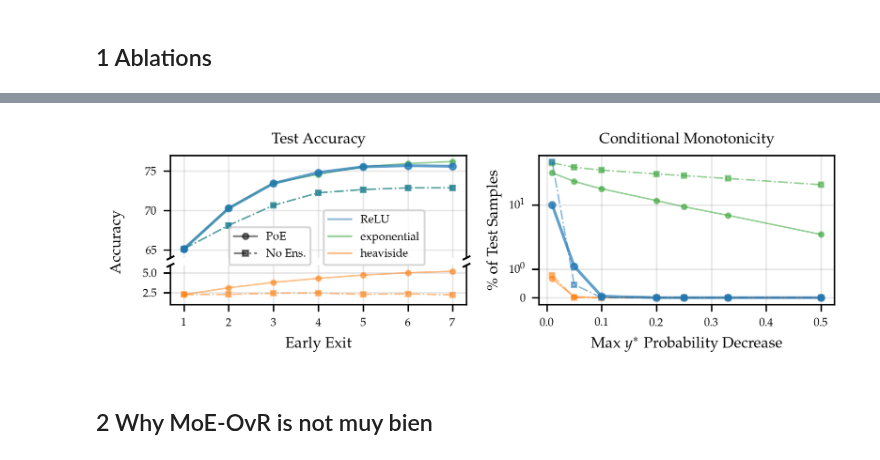
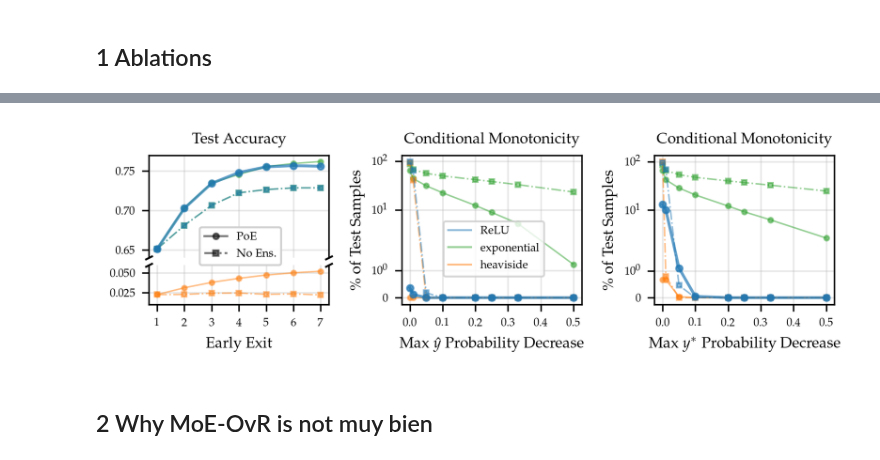
Before and after one commit to metodj/MSDNet-PyTorch, a Jupyter notebook: ablations.ipynb, the cells around one changed output, grey strips where cells are left out. Drawn from its saved outputs; the diff is of its cells as text; code cells hidden in the pictures.

```diff
--- a/ablations.ipynb
+++ b/ablations.ipynb
@@ -112,12 +112,12 @@ acc_poe_ovr_break_ties_softmax = [(targets == preds_poe_ovr_break_ties_softmax[i
 
 
 THRESHOLDS_MONOTONE = [-0.0001, -0.01, -0.05, -0.1, -0.2, -0.25, -0.33, -0.5]
-# MONO_TYPE = 'FULL-MODEL'
-MONO_TYPE = 'GROUND-TRUTH'
 
 df_accuracy = pd.DataFrame(columns=[l for l in range(1, L+1)])
 df_monotone = pd.DataFrame(columns=THRESHOLDS_MONOTONE)
 df_monotone_rel = pd.DataFrame(columns=THRESHOLDS_MONOTONE)
+df_monotone_gt = pd.DataFrame(columns=THRESHOLDS_MONOTONE)
+df_monotone_gt_rel = pd.DataFrame(columns=THRESHOLDS_MONOTONE)
 for likelihood, ensemble_type, _acc, _probs, _preds in [("softmax", "/", acc, probs, preds),
                                                         # ("softmax", "MoE", acc_de, probs_de, preds_de),
                                                         ("softmax", "PoE", acc_poe, probs_poe, preds_poe),
@@ -131,14 +131,10 @@ for likelihood, ensemble_type, _acc, _probs, _preds in [("softmax", "/", acc, pr
                                                         ]:
     if _acc:
         df_accuracy.loc[f'{likelihood}+{ensemble_type}', :] = [round(float(x), 4) * 100 for x in _acc]
-        if MONO_TYPE == 'FULL-MODEL':
-            df_monotone.loc[f'{likelihood}+{ensemble_type}', :] = [round(x, 4) for x in modal_probs_decreasing(_preds, _probs, L, N=N, thresholds=THRESHOLDS_MONOTONE, diffs_type="all").values()]
-            df_monotone_rel.loc[f'{likelihood}+{ensemble_type}', :] = [round(x, 4) for x in modal_probs_decreasing_relative(_preds, _probs, L, N=N, thresholds=THRESHOLDS_MONOTONE, diffs_type="all").values()]
-        elif MONO_TYPE == 'GROUND-TRUTH':
-            df_monotone.loc[f'{likelihood}+{ensemble_type}', :] = [round(x, 4) for x in modal_probs_decreasing(targets, _probs, layer=None, N=N, thresholds=THRESHOLDS_MONOTONE, diffs_type="all").values()]
-            df_monotone_rel.loc[f'{likelihood}+{ensemble_type}', :] = [round(x, 4) for x in modal_probs_decreasing_relative(targets, _probs, layer=None, N=N, thresholds=THRESHOLDS_MONOTONE, diffs_type="all").values()]
-        else:
-            raise ValueError()
+        df_monotone.loc[f'{likelihood}+{ensemble_type}', :] = [round(x, 4) for x in modal_probs_decreasing(_preds, _probs, L, N=N, thresholds=THRESHOLDS_MONOTONE, diffs_type="all").values()]
+        df_monotone_rel.loc[f'{likelihood}+{ensemble_type}', :] = [round(x, 4) for x in modal_probs_decreasing_relative(_preds, _probs, L, N=N, thresholds=THRESHOLDS_MONOTONE, diffs_type="all").values()]
+        df_monotone_gt.loc[f'{likelihood}+{ensemble_type}', :] = [round(x, 4) for x in modal_probs_decreasing(targets, _probs, layer=None, N=N, thresholds=THRESHOLDS_MONOTONE, diffs_type="all").values()]
+        df_monotone_gt_rel.loc[f'{likelihood}+{ensemble_type}', :] = [round(x, 4) for x in modal_probs_decreasing_relative(targets, _probs, layer=None, N=N, thresholds=THRESHOLDS_MONOTONE, diffs_type="all").values()]
 # %%
 df_accuracy
 # %% [output]
@@ -217,3 +195,6 @@ tie-breaking OvR+PoE
 0.12 & 0.0 & 0.0
 softmax OvR+PoE
 44.05 & 22.28 & 8.83
+# %%
+df_monotone.drop(-0.0001, axis=1, inplace=True)
+df_monotone
@@ -284,8 +268,8 @@ matplotlib.rc('text', usetex=True)
 # matplotlib.rcParams['text.latex.preamble']=[r"\usepackage{amsmath}"]
 # %%
 fig = plt.figure(figsize=(text_width, text_width * 4/12))
-gs = matplotlib.gridspec.GridSpec(1, 2, figure=fig)
-gs0 = gs[0].subgridspec(2, 1, hspace=0.1, height_ratios=[77-64, 6-1])
+gs = matplotlib.gridspec.GridSpec(1, 3, figure=fig)
+gs0 = gs[0].subgridspec(2, 1, hspace=0.1, height_ratios=[0.77-0.64, 0.06-0.01])
 
 colors = {'softmax': 'tab:green', 'hard OvR': 'tab:orange', 'tie-breaking OvR': 'tab:blue'}
 # line_styles = {'/': '-.', 'MoE': '--', 'PoE': '-'}
@@ -293,7 +277,7 @@ colors = {'softmax': 'tab:green', 'hard OvR': 'tab:orange', 'tie-breaking OvR':
 line_styles = {'/': '-.', 'PoE': '-'}
 marker_styles = {'PoE': 'o',  '/': 's'}
 
-ax = [fig.add_subplot(gs0[0]), fig.add_subplot(gs0[1]), fig.add_subplot(gs[:, 1])]
+ax = [fig.add_subplot(gs0[0]), fig.add_subplot(gs0[1]), fig.add_subplot(gs[:, 1]), fig.add_subplot(gs[:, 2])]
 
 ours_kwargs = {'lw': 1.5, 'ms':3.3, 'alpha':0.7}
 default_kwargs = {'lw': 0.8, 'ms':2.5, 'alpha':0.5}
@@ -307,7 +291,7 @@ for name, accs in df_accuracy.iterrows():
         kwargs = ours_kwargs
     else:
         kwargs = default_kwargs
-    ax[0].plot(list(df_accuracy.columns), accs, marker=marker_styles[ensemble_type], label=name, color=colors[likelihood], ls=line_styles[ensemble_type], **kwargs)
+    ax[0].plot(list(df_accuracy.columns), accs / 100, marker=marker_styles[ensemble_type], label=name, color=colors[likelihood], ls=line_styles[ensemble_type], **kwargs)
 
 # ax[0].set_xlabel('Early Exit')
 # ax[0].set_ylabel('Accuracy')
@@ -315,7 +299,7 @@ ax[0].set_title('Test Accuracy')
 # set log scale
 # ax[0].set_yscale('symlog')
 # ax[0].set_yticks([1, 3, 10, 10, 100])
-ax[0].set_ylim([64, 77])
+ax[0].set_ylim([0.64, 0.77])
 
 
 for name, accs in df_accuracy.iterrows():
@@ -326,17 +310,18 @@ for name, accs in df_accuracy.iterrows():
         kwargs = ours_kwargs
     else:
         kwargs = default_kwargs
-    ax[1].plot(list(df_accuracy.columns), accs, marker=marker_styles[ensemble_type], label=name, color=colors[likelihood], ls=line_styles[ensemble_type], **kwargs)
+    ax[1].plot(list(df_accuracy.columns), accs / 100, marker=marker_styles[ensemble_type], label=name, color=colors[likelihood], ls=line_styles[ensemble_type], **kwargs)
 
 ax[1].set_xlabel('Early Exit')
+ax[1].set_xticks([l for l in range(1, L + 1)])
 # ax[1].set_ylabel('Accuracy')
 # ax[1].set_title('Test Accuracy')
 # set log scale
 # ax[1].set_yscale('symlog')
 # ax[1].set_yticks([1, 3, 10, 10, 100])
-ax[1].set_ylim([1, 6])
+ax[1].set_ylim([0.01, 0.06])
 
-fig.supylabel('Accuracy', fontsize=fs)
+# fig.supylabel('Accuracy', fontsize=fs)
 ax[0].spines.bottom.set_visible(False)
 ax[1].spines.top.set_visible(False)
 ax[0].tick_params(axis='x', which='both',length=0, labelbottom=False)
@@ -370,12 +355,28 @@ for name, drops in df_monotone.iterrows():
         kwargs = default_kwargs
     ax[2].plot(-1 * np.array(df_monotone.columns), drops, marker=marker_styles[ensemble_type], label=name, color=colors[likelihood], ls=line_styles[ensemble_type], **kwargs)
 
-ax[2].set_xlabel('Max $y^*$ Probability Decrease')
+ax[2].set_xlabel('Max $\hat{y}$ Probability Decrease')
 ax[2].set_ylabel('\% of Test Samples')
 ax[2].set_title('Conditional Monotonicity')
 ax[2].set_yscale('symlog')
-# ax[1].set_xticks(-1 * np.array(df_monotone_rel.columns))
+ax[2].set_xticks([0., 0.1, 0.2, 0.3, 0.4, 0.5])
 
+
+for name, drops in df_monotone_gt.iterrows():
+    likelihood, ensemble_type = name.split('+')
+    if likelihood == 'softmax OvR':
+        continue
+    if ensemble_type == 'PoE' and likelihood == 'tie-breaking OvR':
+        kwargs = ours_kwargs
+    else:
+        kwargs = default_kwargs
+    ax[3].plot(-1 * np.array(df_monotone_gt.columns), drops, marker=marker_styles[ensemble_type], label=name, color=colors[likelihood], ls=line_styles[ensemble_type], **kwargs)
+
+ax[3].set_xlabel('Max $y^*$ Probability Decrease')
+ax[3].set_ylabel('\% of Test Samples')
+ax[3].set_title('Conditional Monotonicity')
+ax[3].set_yscale('symlog')
+ax[3].set_xticks([0., 0.1, 0.2, 0.3, 0.4, 0.5])
 
 # lines = [
 #     Line2D([0], [0], color='black', lw=1, linestyle='-', marker='o', alpha=0.5),
@@ -397,37 +398,37 @@ ax[2].set_yscale('symlog')
 
 
 
 lines1 = [
     Line2D([0], [0], color='black', lw=1, linestyle='-', marker='o', alpha=0.5),
     Line2D([0], [0], color='black', lw=1, linestyle='-.', marker='s', alpha=0.5),
 ]
 labels1 = [
     "PoE",
     "No Ens.",
 ]
 
 lines2 = [
     Line2D([0], [0], color='tab:blue', lw=1, linestyle='-', alpha=0.5),
     Line2D([0], [0], color='tab:green', lw=1, linestyle='-', alpha=0.5),
     Line2D([0], [0], color='tab:orange', lw=1, linestyle='-', alpha=0.5),
 ]
 labels2 = [
     "ReLU",
     "exponential",
     "heaviside",
 ]
 
-legend1 = ax[1].legend(lines1, labels1, loc='lower left', bbox_to_anchor=(0.18, 0.85))
-legend2 = ax[1].legend(lines2, labels2, loc='lower left', bbox_to_anchor=(0.5, 0.85))
+legend1 = ax[1].legend(lines1, labels1, loc='lower left', bbox_to_anchor=(0.25, 0.85))
+legend2 = ax[2].legend(lines2, labels2, loc='lower left', bbox_to_anchor=(0.2, 0.15))
 
 # Add the legend manually to the current Axes.
 ax[1].add_artist(legend1)
 
 plt.tight_layout()
-plt.savefig(f'figures/figure_ablation_actv_fun_no_moe.pdf', dpi=1200, bbox_inches='tight')
+plt.savefig(f'figures/figure_ablation_actv_fun_no_moe_three.pdf', dpi=1200, bbox_inches='tight')
 plt.show()
 # %% [output]
-[figure, old version]
+[figure, new version]
 # %% [markdown]
 ## 2 Why MoE-OvR is not muy bien
 # %%
```
Also changed, not shown: parts of 7 cells of this notebook.
